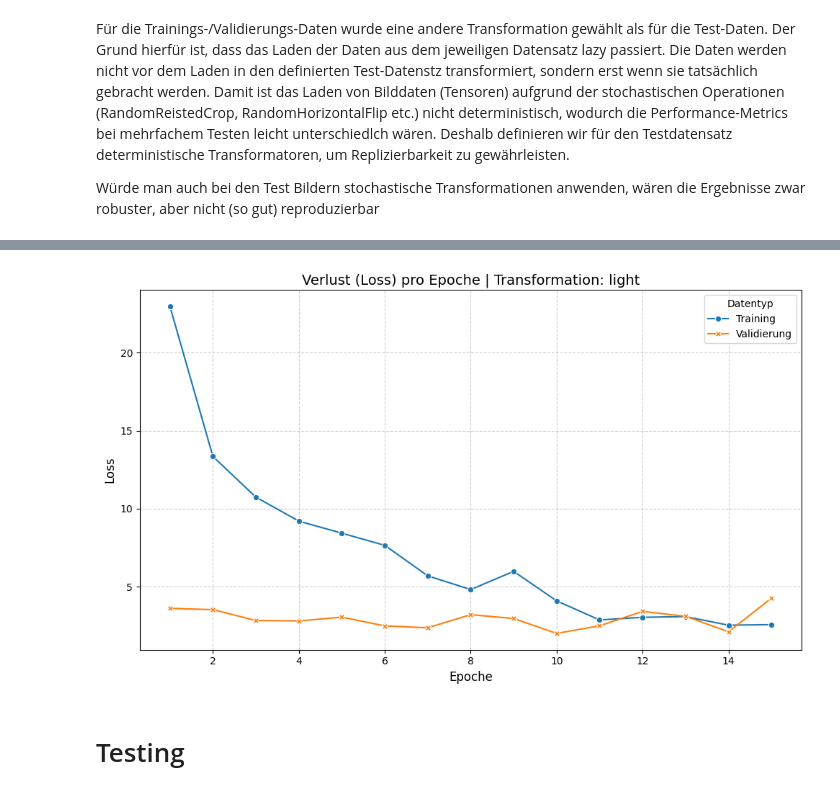
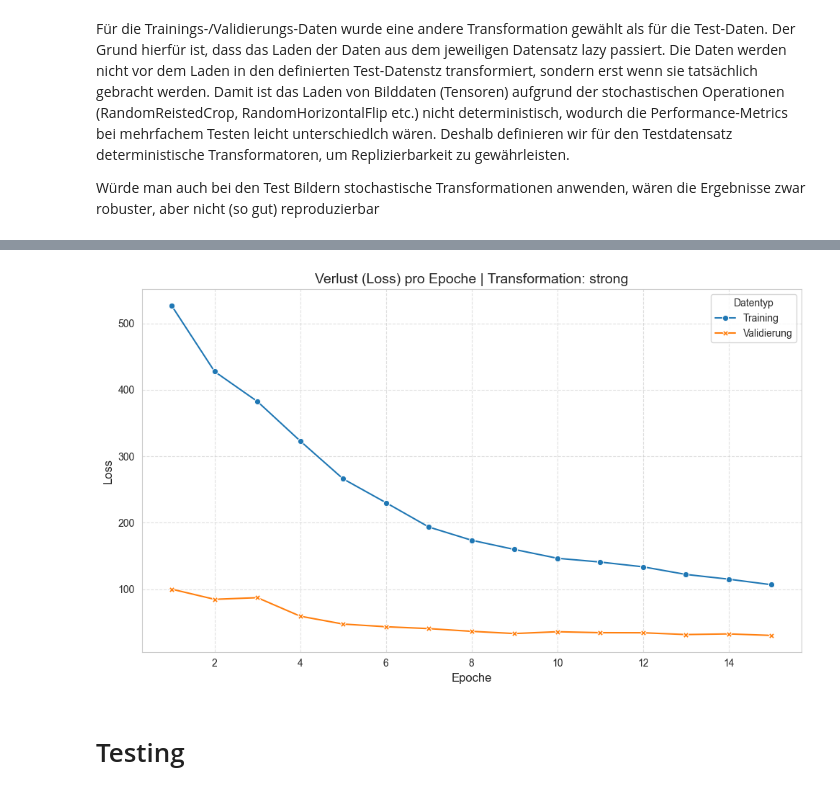
Before and after one commit to janikWa/Pitting_Detection, a Jupyter notebook: notebooks/notebook.ipynb, the cells around one changed output, grey strips where cells are left out. Drawn from its saved outputs; the diff is of its cells as text; code cells hidden in the pictures.

```diff
--- a/notebooks/notebook.ipynb
+++ b/notebooks/notebook.ipynb
@@ -414,7 +391,7 @@ train_loader_medium, val_loader_medium, test_loader_medium = make_loader(train_s
 train_loader_strong, val_loader_strong, test_loader_strong = make_loader(train_set_strong, val_set_strong, test_set_strong)
 # %%
 class Net(nn.Module):
-    def __init__(self):
+    def __init__(self, dropout=0.0):
         super().__init__()
         self.conv1 = nn.Conv2d(3, 6, 5)
         self.pool = nn.MaxPool2d(2, 2)
@@ -423,29 +400,18 @@ class Net(nn.Module):
         self.fc2 = nn.Linear(2048, 256)
         self.fc3 = nn.Linear(256, 32)
         self.fc4 = nn.Linear(32, 2)
+        # Dropout layer
+        self.dropout = nn.Dropout(dropout)
 
     def forward(self, x):
         x = self.pool(F.relu(self.conv1(x)))
         x = self.pool(F.relu(self.conv2(x)))
-        x = torch.flatten(x, 1) # flatten all dimensions except batch
-        x = F.relu(self.fc1(x))
-        x = F.relu(self.fc2(x))
-        x = F.relu(self.fc3(x))
+        x = torch.flatten(x, 1)
+        x = self.dropout(F.relu(self.fc1(x)))
+        x = self.dropout(F.relu(self.fc2(x)))
+        x = self.dropout(F.relu(self.fc3(x)))
         x = self.fc4(x)
         return x
-# %%
-"""# Execute this cell before training or loading model
-
-model = models.resnet18(pretrained=True)
-
-# Modify the final layer for binary classification
-model.fc = nn.Linear(model.fc.in_features, 2)
-device = torch.accelerator.current_accelerator().type if torch.accelerator.is_available() else "cpu"
-print(f"Using {device} device")
-model.to(device)
-
-criterion = nn.CrossEntropyLoss()
-optimizer = torch.optim.Adam(model.parameters(), lr=1e-4)"""
 # %%
 def save_model(model, transformation):
     torch.save(model.state_dict(), os.path.join(BASE, "models",  f"{model_used}_pitting_not_simplified_{transformation}.pth"))
@@ -478,13 +444,15 @@ def train_model(train_loader, val_loader, transformation: str, device, model_use
     if model_used == "resnet18":
         model = models.resnet18(pretrained=True)
         model.fc = nn.Linear(model.fc.in_features, 2)
+        optimizer = torch.optim.Adam(model.parameters(), lr=1e-4)
         model.to(device)
     else:
-        model = Net()
+        model = Net(dropout=0.2)
+        optimizer = torch.optim.SGD(model.parameters(), lr=0.01)
         model.to(device)
 
     criterion = nn.CrossEntropyLoss()
-    optimizer = torch.optim.Adam(model.parameters(), lr=1e-4)
+
 
     # Training loop with validation
     num_epochs = num_epochs
@@ -539,7 +507,7 @@ model_params = {
 }
 
 trained_models = []
-device = torch.accelerator.current_accelerator().type if torch.accelerator.is_available() else "cpu"
+device = "cpu" # torch.accelerator.current_accelerator().type if torch.accelerator.is_available() else
 print(f"Using {device} device")
 
 num_epochs = 15
@@ -587,10 +555,10 @@ def plot_losses(losses, transformation):
     plt.tight_layout()
     plt.show()
 # %%
-losses = load_metrics("light")
-testfig = plot_losses(losses, "light")
+losses = load_metrics("strong")
+testfig = plot_losses(losses, "strong")
 # %% [output]
-[figure, old version]
+[figure, new version]
 # %%
 #load model
 def load_model(transformation: str = None):
```
Also changed, not shown: parts of 24 cells of this notebook, 16 other files.
